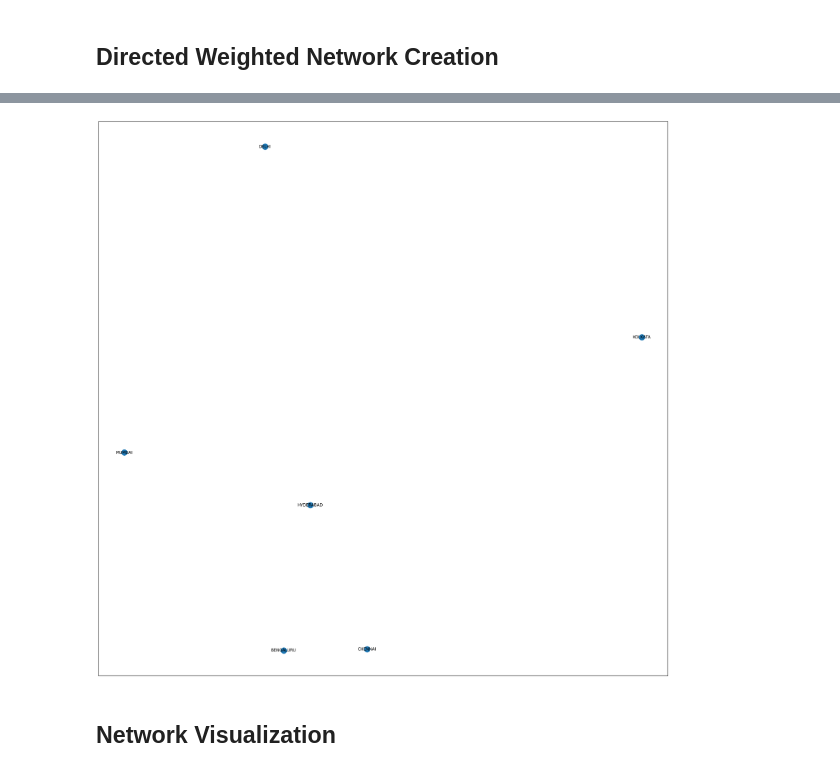
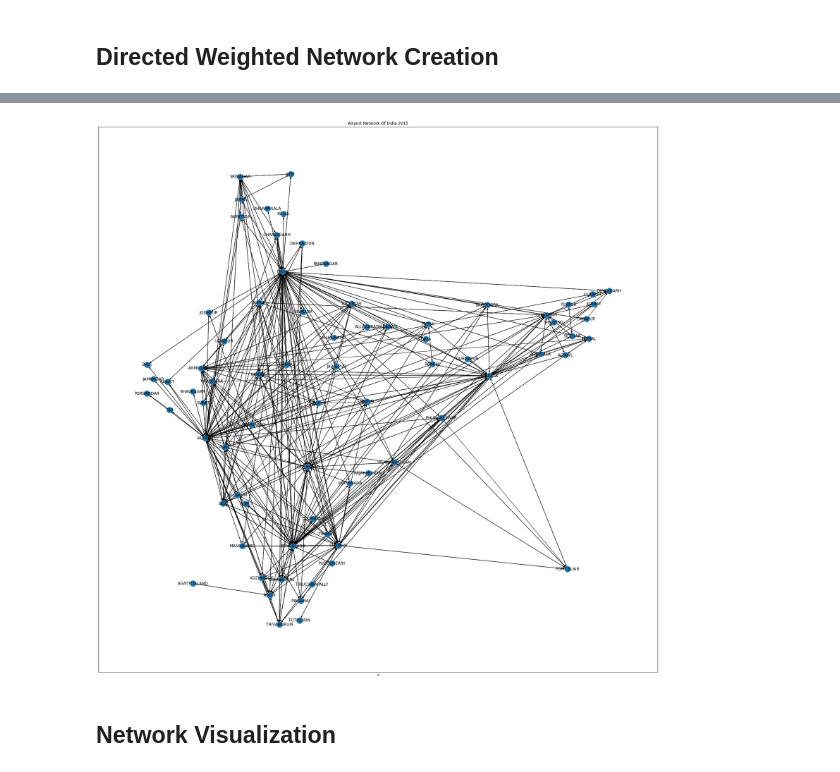
Before and after one commit to mbasil09/Analysis-of-Transport-Network, a Jupyter notebook: Script.ipynb, the cells around one changed output, grey strips where cells are left out. Saved outputs shown, nothing was run; the diff lists cells and outputs as text; code cells hidden in the pictures.

```diff
--- a/Script.ipynb
+++ b/Script.ipynb
@@ -71,14 +71,16 @@ Raw_Data/2008.csv
 Raw_Data/2009.csv
 Raw_Data/2010.csv
 # %%
-nx.draw_networkx(graphs[-7],nx.get_node_attributes(graphs[-7],'pos'))
-nx.write_gml(graphs[-7], "test.gml.gz", stringizer = str)
+nx.draw_networkx(graphs[1],nx.get_node_attributes(graphs[1],'pos'))
+nx.write_gml(graphs[1], "test.gml", stringizer = str)
+plt.xlabel("x")
 figure = plt.gcf()
 figure.set_size_inches(30, 30)
+plt.title("Airport Network Of India 2015")
 plt.savefig('Output_Files/matplotlib/map')
 plt.show()
 # %% [output]
-[figure, old version]
+[figure, new version]
 # %% [markdown]
 ## Network Visualization
 # %%
```
Also changed, not shown: parts of 3 cells of this notebook, 4 other files.
